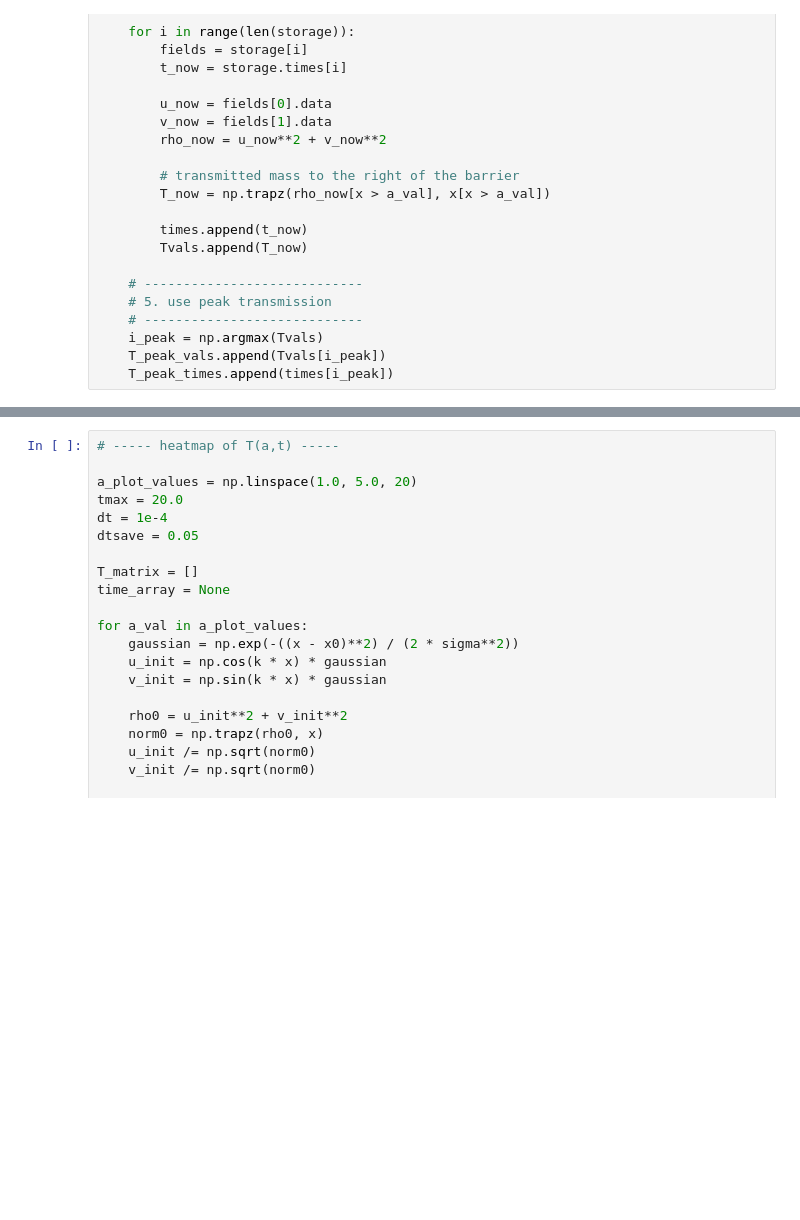
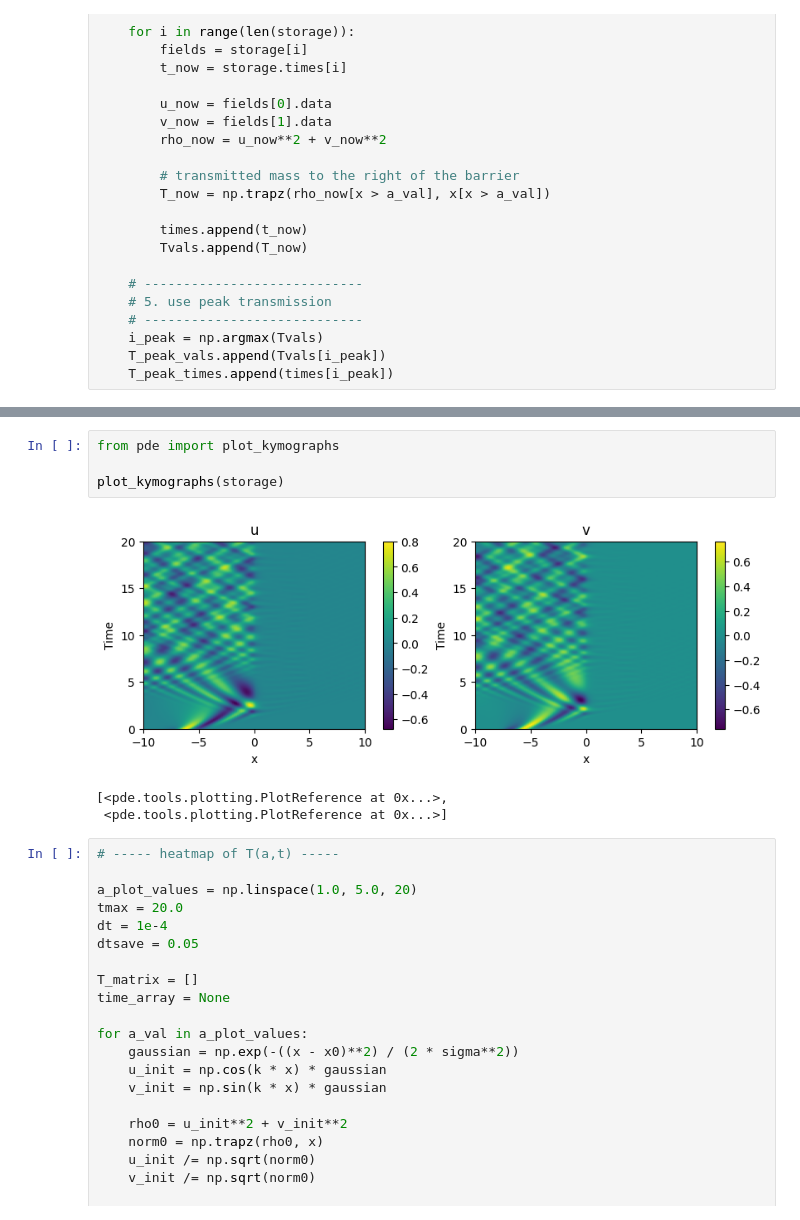
Before and after one commit to pavitra1905/stm-tunnelling-model, a Jupyter notebook: stm_analysis_all_plots.ipynb, the cells around one changed output, grey strips where cells are left out. Cells and saved outputs as stored; diff of their text form; blank space fills up the shorter version.

Commit message:
added u and v kymographs

```diff
--- a/stm_analysis_all_plots.ipynb
+++ b/stm_analysis_all_plots.ipynb
@@ -514,6 +514,14 @@ plt.title("Kymograph of probability density")
 plt.show()
 # %% [output]
 [figure]
+# %%
+from pde import plot_kymographs
+
+plot_kymographs(storage)
+# %% [output]
+[figure, added]
+[<pde.tools.plotting.PlotReference at 0x...>,
+ <pde.tools.plotting.PlotReference at 0x...>]
 # %%
 # ----- heatmap of T(a,t) -----
 
```
Also changed, not shown: parts of 8 cells of this notebook.
